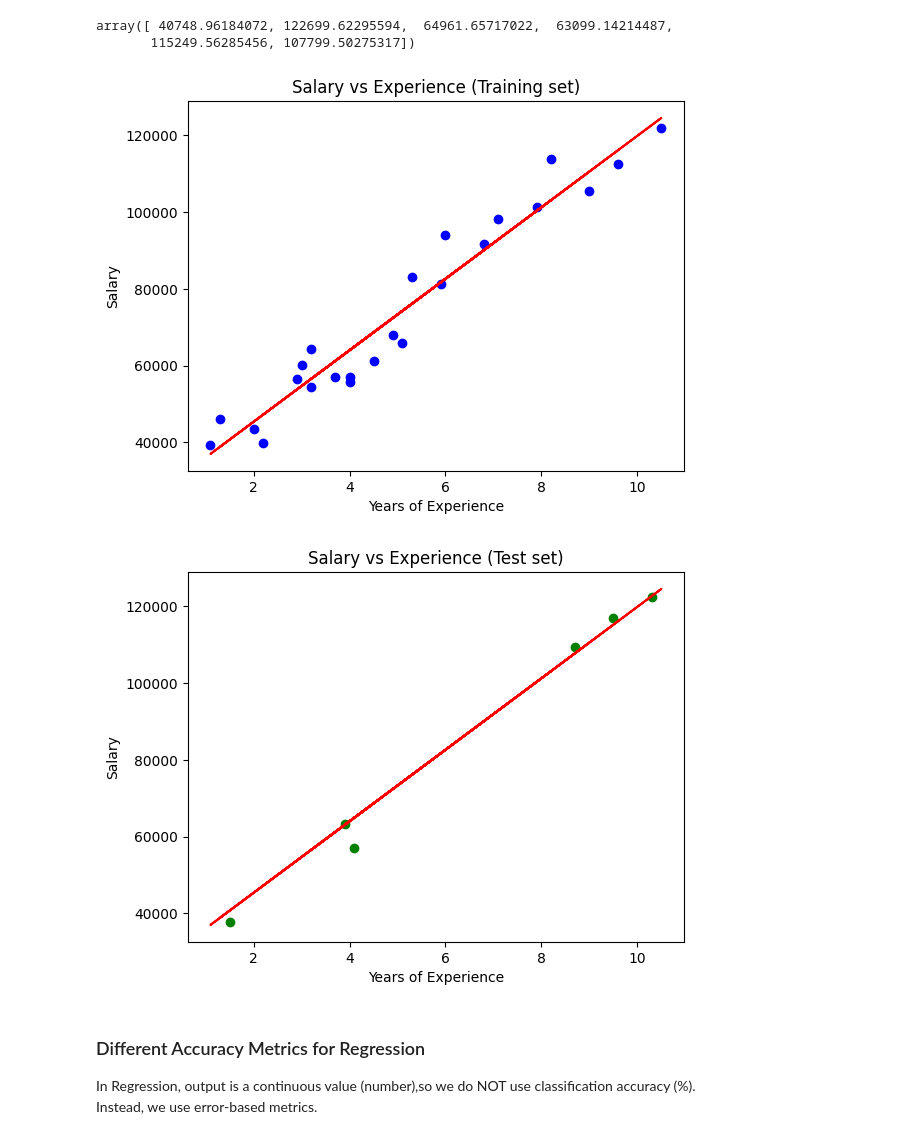
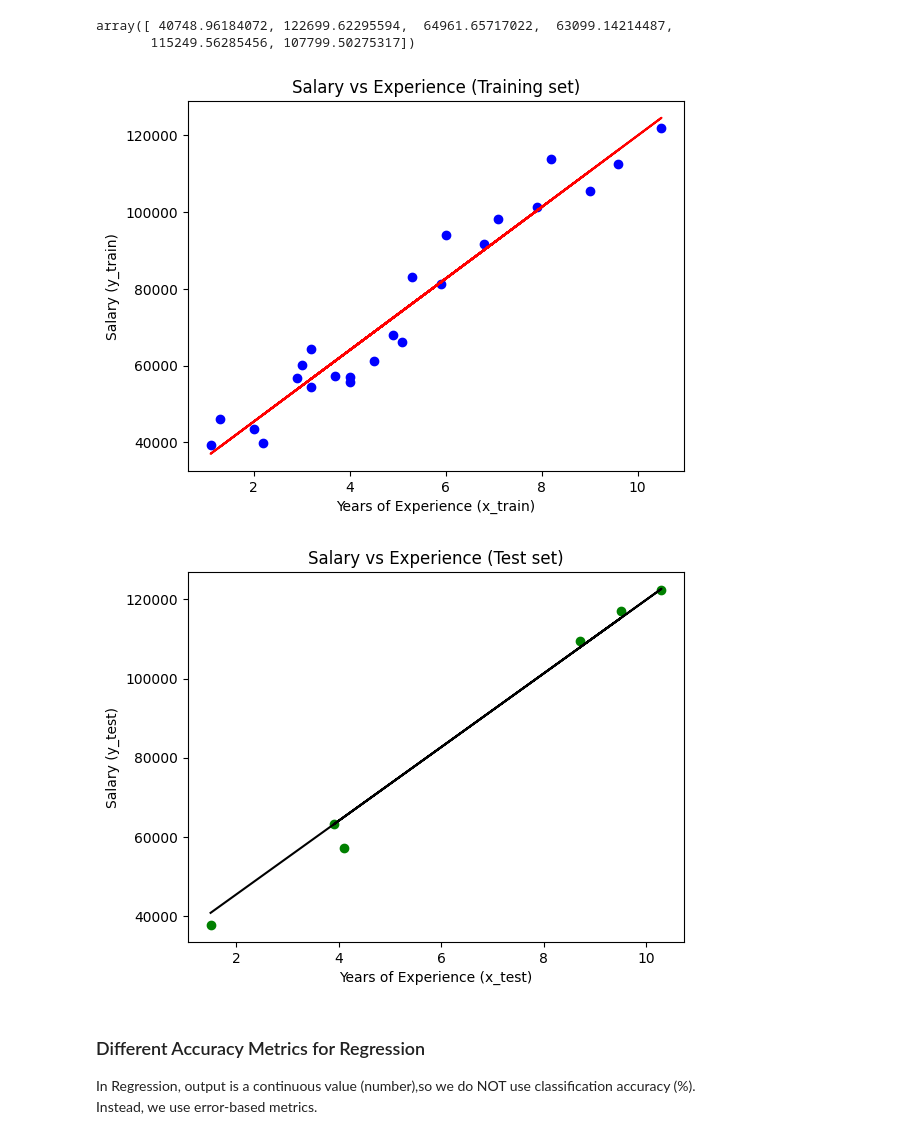
Before and after one commit to vaishnavigiri1210/Internship, a Jupyter notebook: Machine Learning/week 8/Linear_Reg.ipynb, the cells around one changed output. Saved outputs shown, nothing was run; the diff lists cells and outputs as text; code cells hidden in the pictures.

Commit message:
linear regression & multiple regression Revision

```diff
--- a/Machine Learning/week 8/Linear_Reg.ipynb
+++ b/Machine Learning/week 8/Linear_Reg.ipynb
@@ -236,25 +238,39 @@ y_pred
 array([ 40748.96184072, 122699.62295594,  64961.65717022,  63099.14214487,
        115249.56285456, 107799.50275317])
 # %%
+# traning data visualization
+
 plt.scatter(x_train, y_train, color='blue')     # actual data
+# x_train = experience data used for training represented by blue dots
+# y_train = actual salary data used for training represented by blue dots
 plt.plot(x_train, model.predict(x_train), color='red')      # regression line
+# model.predict(x_train) gives the predicted salary for each experience in x_train
+# x_train = experience data used for training represented by red line
 plt.title("Salary vs Experience (Training set)")
-plt.xlabel("Years of Experience")
-plt.ylabel("Salary")
+plt.xlabel("Years of Experience (x_train)")
+plt.ylabel("Salary (y_train)")
 plt.show()
 # Blue dots = actual data
 # Red line = predicted line
 # %% [output]
-[figure, old version]
+[figure, new version]
 # %%
-plt.scatter(x_test, y_test, color='green')
-plt.plot(x_train, model.predict(x_train), color='red')
+# testing data visualization
+
+plt.scatter(x_test, y_test, color='green')  # actual data
+# x_test = experience data used for testing represented by green dots
+# y_test = actual salary data used for testing represented by green dots
+plt.plot(x_test, model.predict(x_test), color='black')    # regression line
+# model.predict(x_test) gives the predicted salary for each experience in x_test
+# x_test = experience data used for testing represented by black line
 plt.title("Salary vs Experience (Test set)")
-plt.xlabel("Years of Experience")
-plt.ylabel("Salary")
+plt.xlabel("Years of Experience (x_test)")
+plt.ylabel("Salary (y_test)")
 plt.show()
+# Green dots = actual data
+# Black line = predicted line
 # %% [output]
-[figure, old version]
+[figure, new version]
 # %% [markdown]
 ### Different Accuracy Metrics for Regression
 
```
Also changed, not shown: parts of 7 cells of this notebook, 2 other files.
